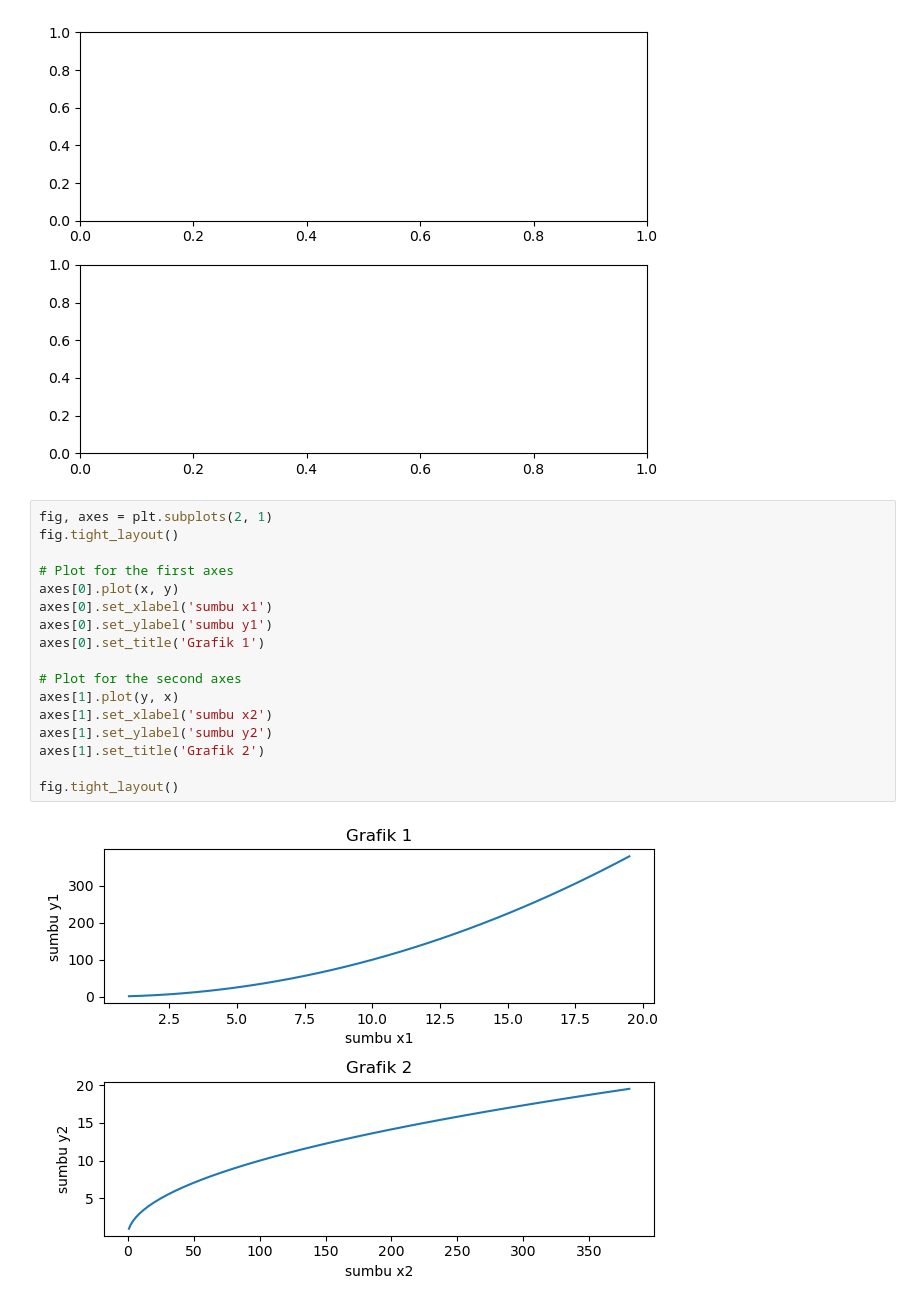
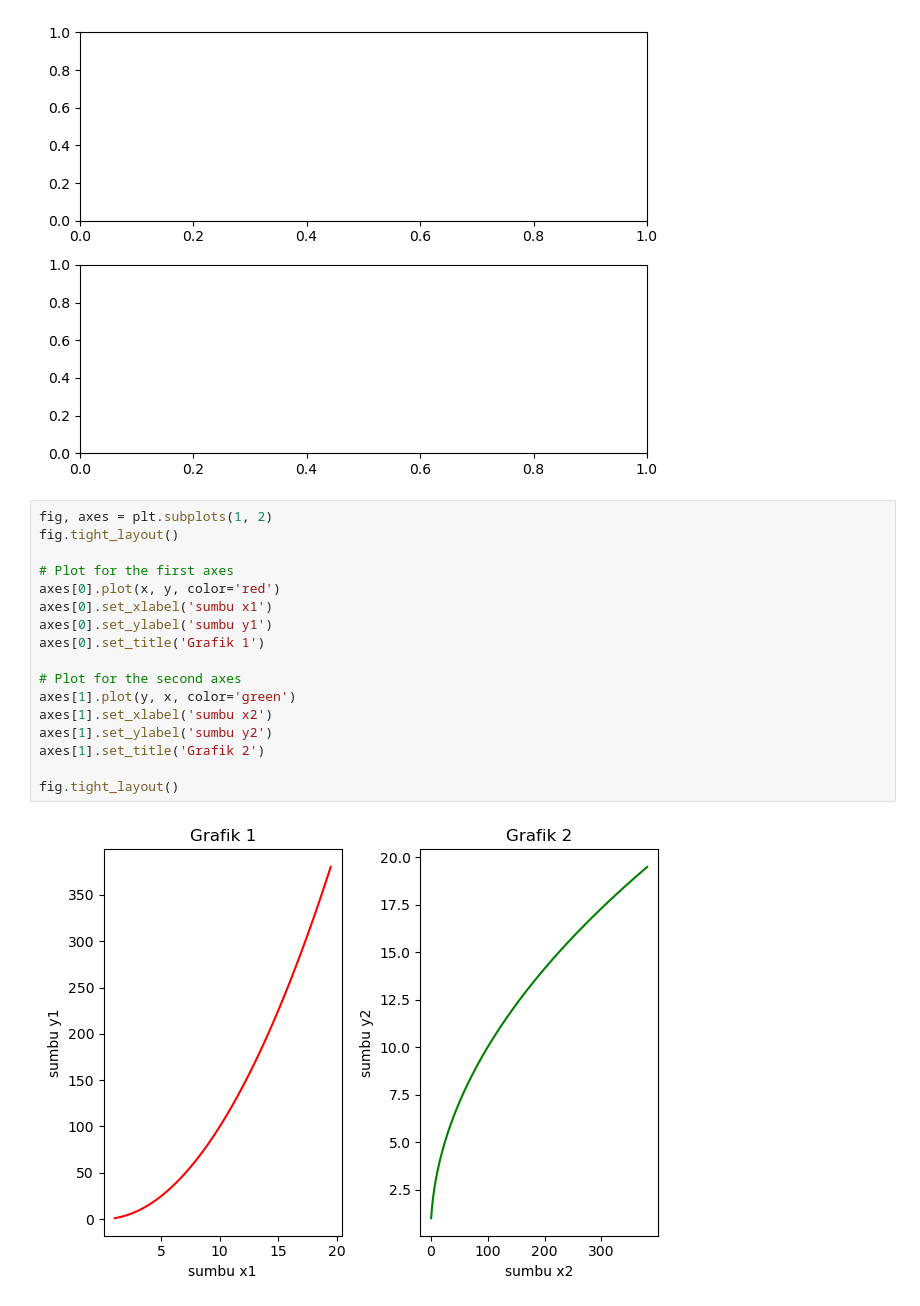
Before and after one commit to thoriqafanudin/matplotlib, a Jupyter notebook: 02_Matplotlib_OOP.ipynb, the cells around one changed output. Drawn from its saved outputs; the diff is of its cells as text.

```diff
--- a/02_Matplotlib_OOP.ipynb
+++ b/02_Matplotlib_OOP.ipynb
@@ -65,21 +65,21 @@ fig
 # %% [output]
 [figure]
 # %%
-fig, axes = plt.subplots(2, 1)
+fig, axes = plt.subplots(1, 2)
 fig.tight_layout()
 
 # Plot for the first axes
-axes[0].plot(x, y)
+axes[0].plot(x, y, color='red')
 axes[0].set_xlabel('sumbu x1')
 axes[0].set_ylabel('sumbu y1')
 axes[0].set_title('Grafik 1')
 
 # Plot for the second axes
-axes[1].plot(y, x)
+axes[1].plot(y, x, color='green')
 axes[1].set_xlabel('sumbu x2')
 axes[1].set_ylabel('sumbu y2')
 axes[1].set_title('Grafik 2')
 
 fig.tight_layout()
 # %% [output]
-[figure, old version]
+[figure, new version]
```
Also changed, not shown: 2 other files.
